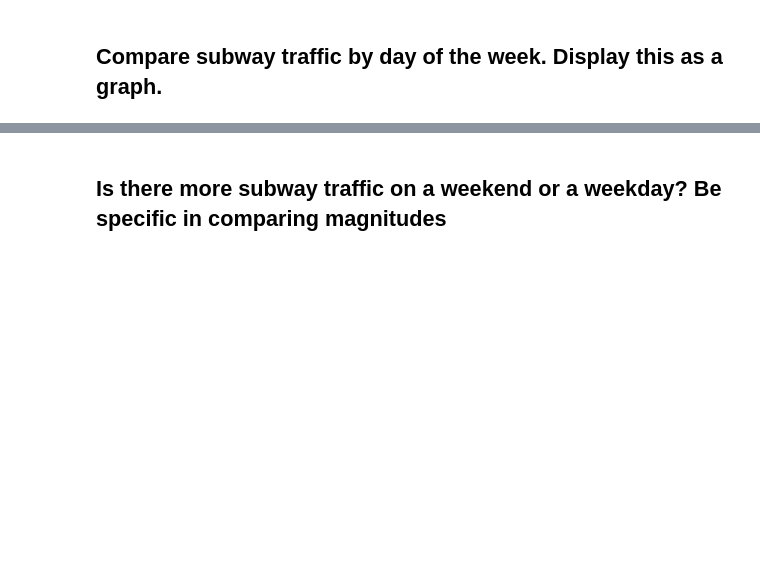
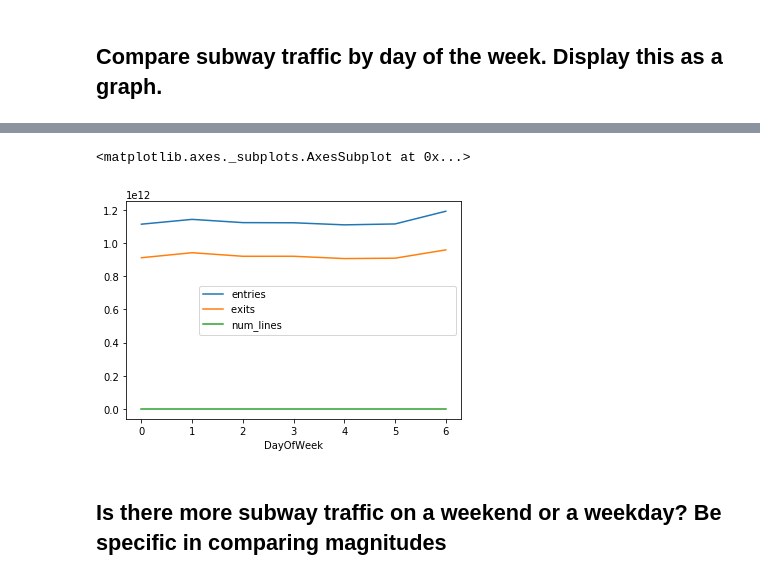
Before and after one commit to JonSolow/dsc-pandas-series-and-dataframes-lab-dc-ds-career-042219, a Jupyter notebook: index.ipynb, the cells around one changed output, grey strips where cells are left out. Drawn from its saved outputs; the diff is of its cells as text; code cells hidden in the pictures; blank space fills up the shorter version.

```diff
--- a/index.ipynb
+++ b/index.ipynb
@@ -112,6 +112,6 @@ Index(['linename', 'c/a', 'unit', 'scp', 'station', 'division', 'date', 'time',
 df['date'] = pd.to_datetime(df['date'])
 df['DayOfWeek'] = df['date'].dt.dayofweek
 
-df_grouped = df.groupby('DayOfWeek')
-df_grouped.head()
+df_grouped = df.groupby('DayOfWeek').sum()
+df_grouped.plot()
 # %% [output]
@@ -135,3 +118,5 @@ df_grouped.head()
+<matplotlib.axes._subplots.AxesSubplot at 0x...>
+[figure, added]
 # %% [markdown]
 ## Is there more subway traffic on a weekend or a weekday?    Be specific in comparing magnitudes
 # %%
```
Also changed, not shown: parts of 1 cell of this notebook.
